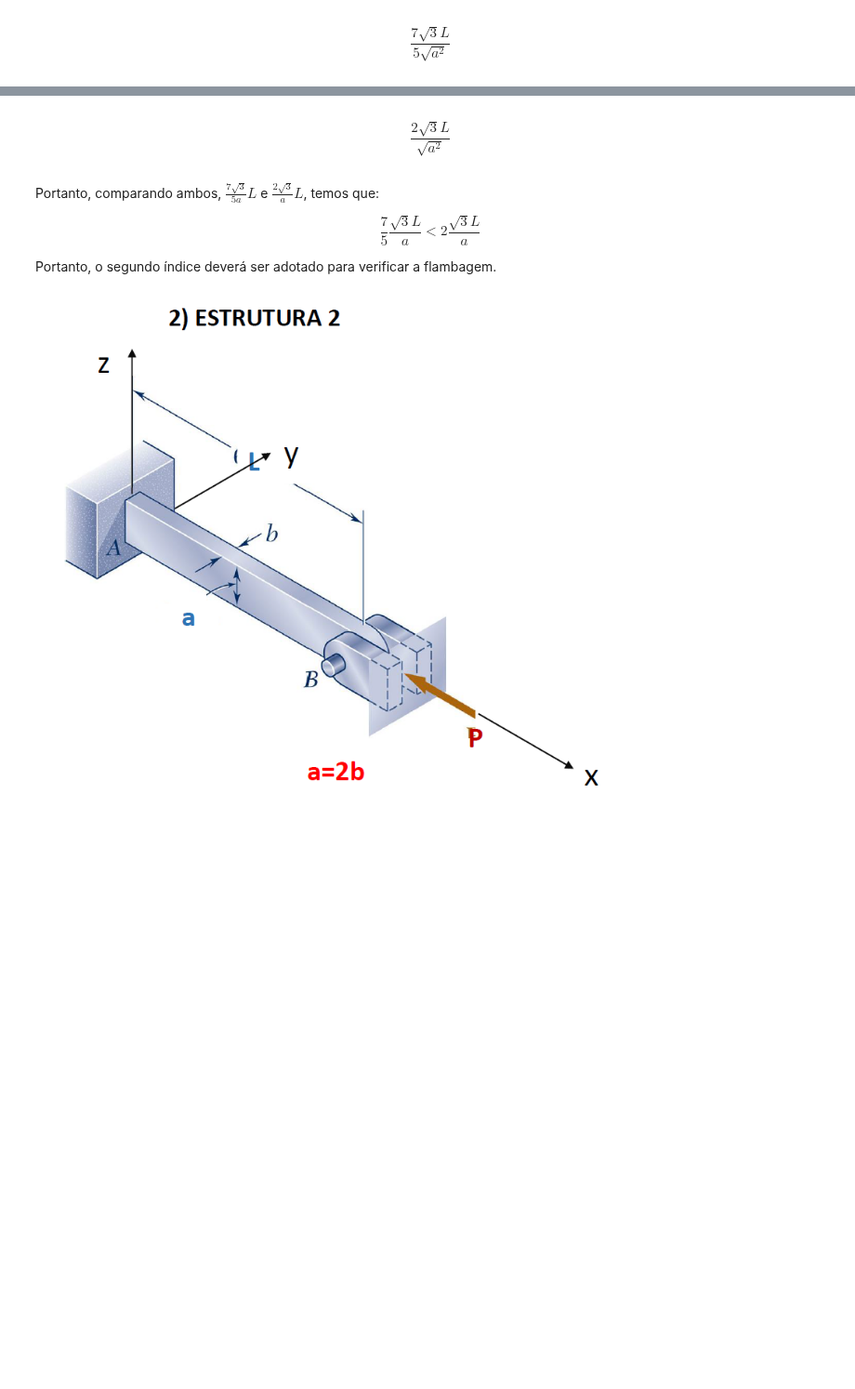
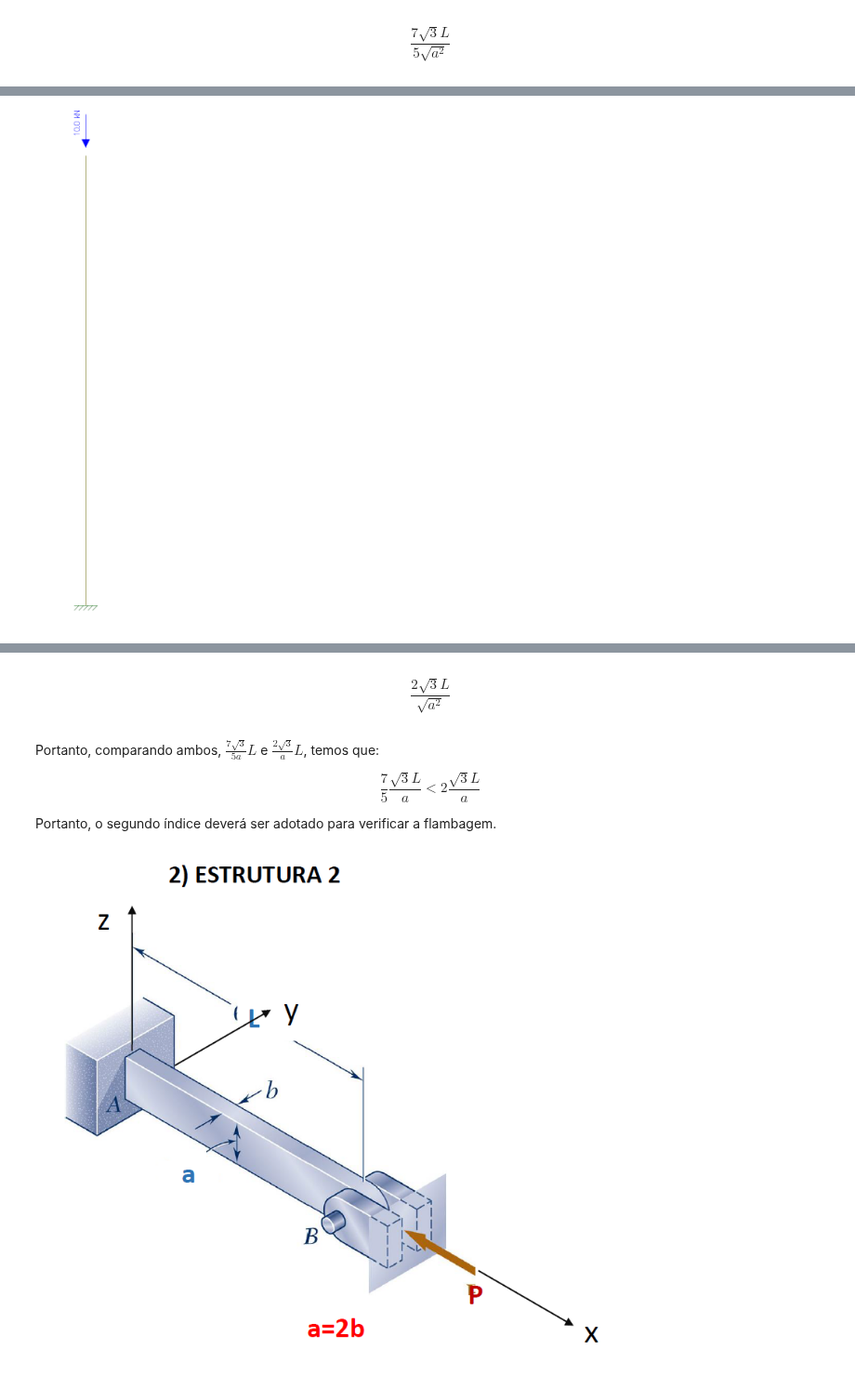
Before and after one commit to noedelima/Mecanica_dos_Solidos_Uff_20_1, a Jupyter notebook: Exercícios PA2/Exercício 4.ipynb, the cells around one changed output, grey strips where cells are left out. Shown at 93% size. Cells and saved outputs as stored; diff of their text form; code cells hidden in the pictures; blank space fills up the shorter version.

```diff
--- a/Exercícios PA2/Exercício 4.ipynb
+++ b/Exercícios PA2/Exercício 4.ipynb
@@ -67 +73,5 @@ display(Esb.subs(b,2*a).subs(h,a).subs(L_e,7*L/10))
+# %%
+Image("Figuras/PA2-4-1-2.png")
+# %% [output]
+[figure, added]
 # %% [markdown]
```
Also changed, not shown: parts of 5 cells of this notebook, 1 other file.
